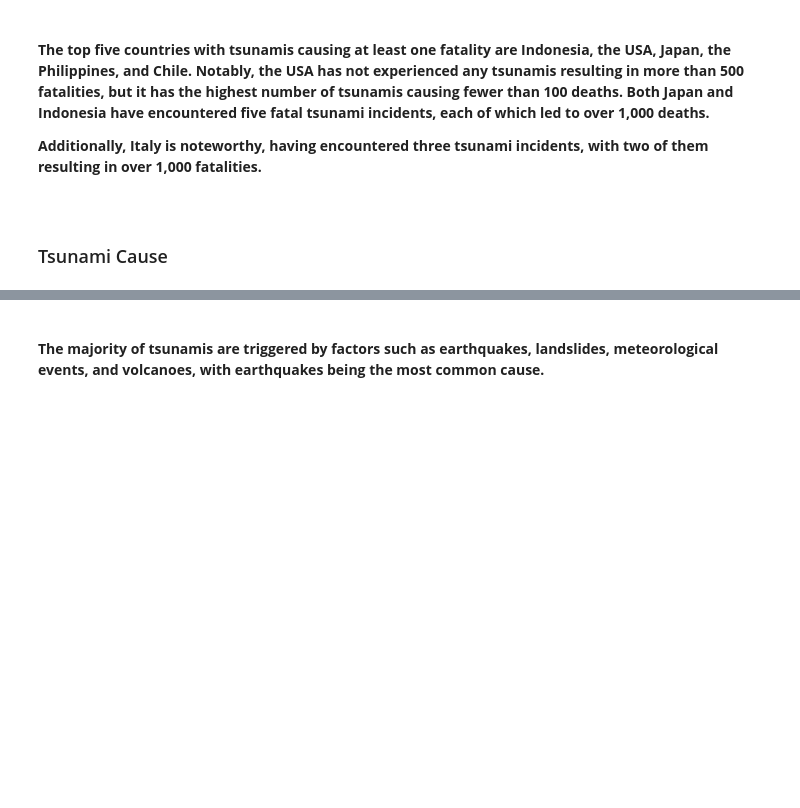
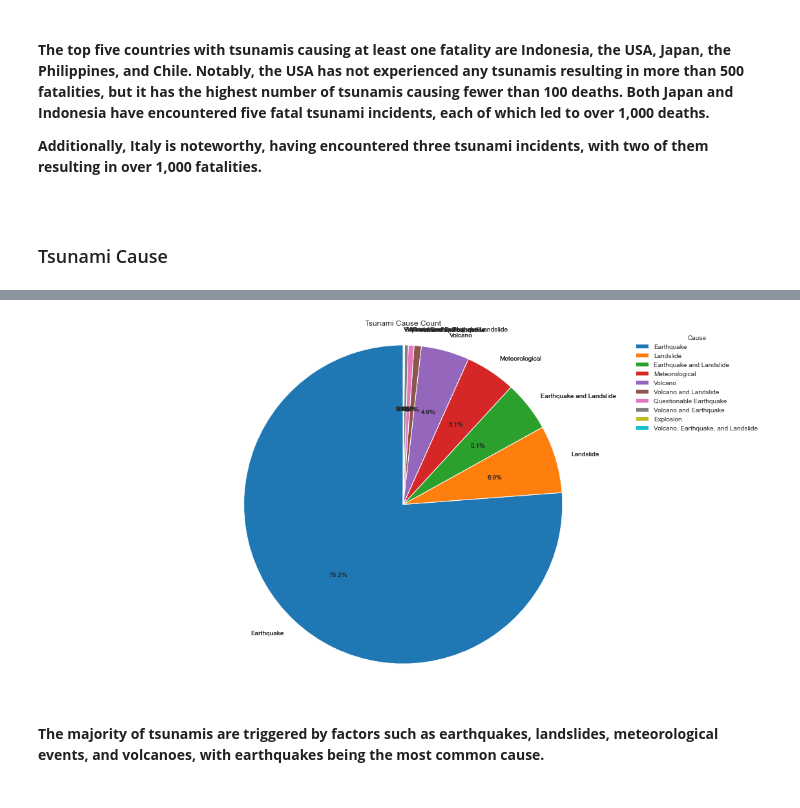
Before and after one commit to Mobrant/Tsunami, a Jupyter notebook: Tsunami analysis.ipynb, the cells around one changed output, grey strips where cells are left out. Cells and saved outputs as stored; diff of their text form; code cells hidden in the pictures; blank space fills up the shorter version.

```diff
--- a/Tsunami analysis.ipynb
+++ b/Tsunami analysis.ipynb
@@ -347,15 +335,23 @@ fig.show()
 ### Tsunami Cause
 # %%
 data_cnt_cause=df.groupby(['Cause'])['Sr.no'].count().sort_values(ascending=False).reset_index()
-colors = ['gold', 'mediumturquoise', 'darkorange', 'lightgreen']
-fig = go.Figure(go.Pie(
-    name = "",
-    values = data_cnt_cause['Sr.no'],
-    labels = data_cnt_cause['Cause'],
-    hovertemplate = "Cause:%{label} <br> Number of Tsunamis: %{value}",
+fig, ax = plt.subplots(figsize=(20, 10))
+ax.pie(data_cnt_cause['Sr.no'], labels=data_cnt_cause['Cause'], autopct='%1.1f%%', startangle=90)
 
-))
-fig.update_traces(textfont_size=15,    title="<b>Tsunami Cause Count<br><br>          ",
-                  marker=dict(colors=colors, line=dict(color='#000000', width=1)))
-fig.show()
+# Set the title
+
+# Create the pie chart with labels
+wedges, texts, autotexts = ax.pie(data_cnt_cause['Sr.no'], labels=data_cnt_cause['Cause'], autopct='%1.1f%%', startangle=90, labeldistance=1.1)
+
+# Change label colors to black
+
+# Set the title
+ax.set_title("Tsunami Cause Count")
+
+# Add a legend
+ax.legend(data_cnt_cause['Cause'], title="Cause", loc="upper right")
+
+plt.axis('equal')  # Equal aspect ratio ensures that the pie chart is drawn as a circle.
+
+plt.show()
 # %% [output]
@@ -363,3 +358,4 @@ fig.show()
+[figure, added]
 # %% [markdown]
 <br>**The majority of tsunamis are triggered by factors such as earthquakes, landslides, meteorological events, and volcanoes, with earthquakes being the most common cause.**
 <br>
```
Also changed, not shown: parts of 10 cells of this notebook.
